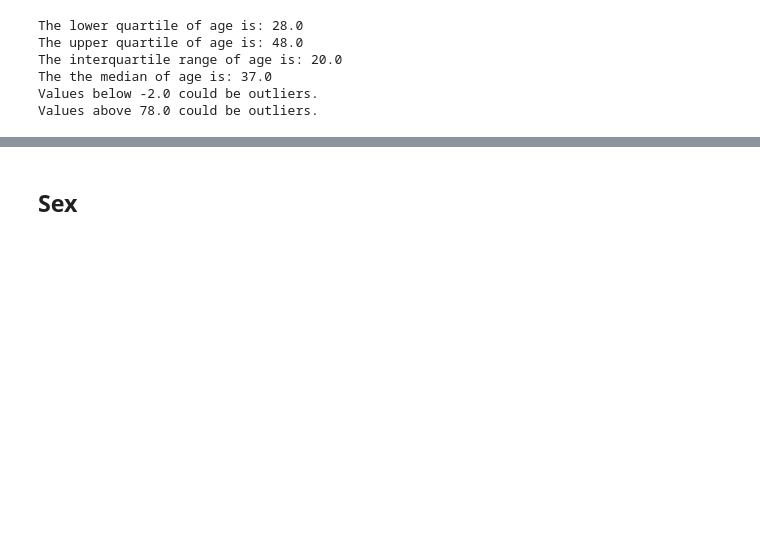
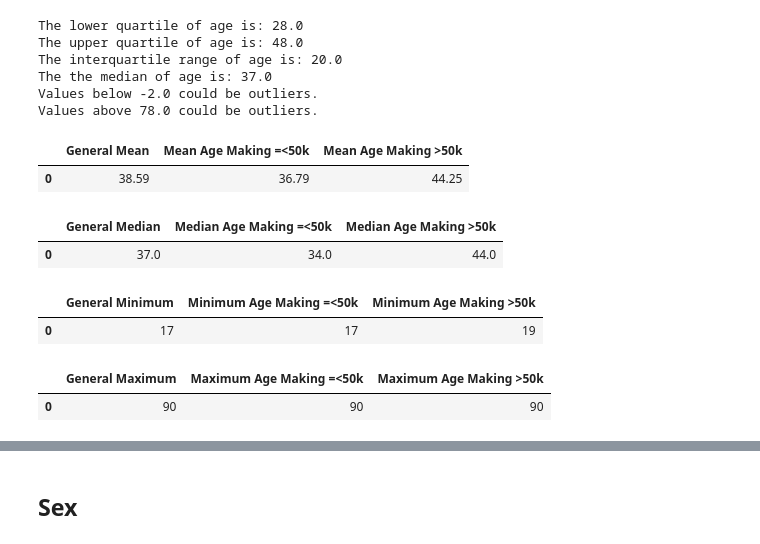
Before and after one commit to markerickson314/project-one, a Jupyter notebook: Sarah2.ipynb, the cells around one changed output, grey strips where cells are left out. Cells and saved outputs as stored; diff of their text form; code cells hidden in the pictures; blank space fills up the shorter version.

Commit message:
Fixed up some summary frames

```diff
--- a/Sarah2.ipynb
+++ b/Sarah2.ipynb
@@ -107,6 +89,50 @@ The interquartile range of age is: 20.0
 The the median of age is: 37.0
 Values below -2.0 could be outliers.
 Values above 78.0 could be outliers.
+# %%
+gen_mean = round(replaced_df["age"].mean(), 2)
+under_mean = round(under_50k["age"].mean(), 2)
+over_mean = round(over_50k["age"].mean(), 2)
+mean_summary = pd.DataFrame({"General Mean": [gen_mean],
+                                "Mean Age Making =<50k": [under_mean],
+                                "Mean Age Making >50k": [over_mean]})
+mean_summary
+# %% [output]
+|  | General Mean | Mean Age Making =<50k | Mean Age Making >50k |
+| 0 | 38.59 | 36.79 | 44.25 |
+# %%
+gen_med = replaced_df["age"].median()
+under_med = under_50k["age"].median()
+over_med = over_50k["age"].median()
+median_summary = pd.DataFrame({"General Median": [gen_med],
+                                "Median Age Making =<50k": [under_med],
+                                "Median Age Making >50k": [over_med]})
+median_summary
+# %% [output]
+|  | General Median | Median Age Making =<50k | Median Age Making >50k |
+| 0 | 37.0 | 34.0 | 44.0 |
+# %%
+gen_min = replaced_df["age"].min()
+under_min = under_50k["age"].min()
+over_min = over_50k["age"].min()
+minimum_summary = pd.DataFrame({"General Minimum": [gen_min],
+                                "Minimum Age Making =<50k": [under_min],
+                                "Minimum Age Making >50k": [over_min]})
+minimum_summary
+# %% [output]
+|  | General Minimum | Minimum Age Making =<50k | Minimum Age Making >50k |
+| 0 | 17 | 17 | 19 |
+# %%
+gen_max = replaced_df["age"].max()
+under_max = under_50k["age"].max()
+over_max = over_50k["age"].max()
+maximum_summary = pd.DataFrame({"General Maximum": [gen_max],
+                                "Maximum Age Making =<50k": [under_max],
+                                "Maximum Age Making >50k": [over_max]})
+maximum_summary
+# %% [output]
+|  | General Maximum | Maximum Age Making =<50k | Maximum Age Making >50k |
+| 0 | 90 | 90 | 90 |
 # %%
 # Create the bins in which age will be held
 # Bins are 0, 17, 22, 33, 40, 57, 65, 78, 99
```
Also changed, not shown: parts of 8 cells of this notebook.
